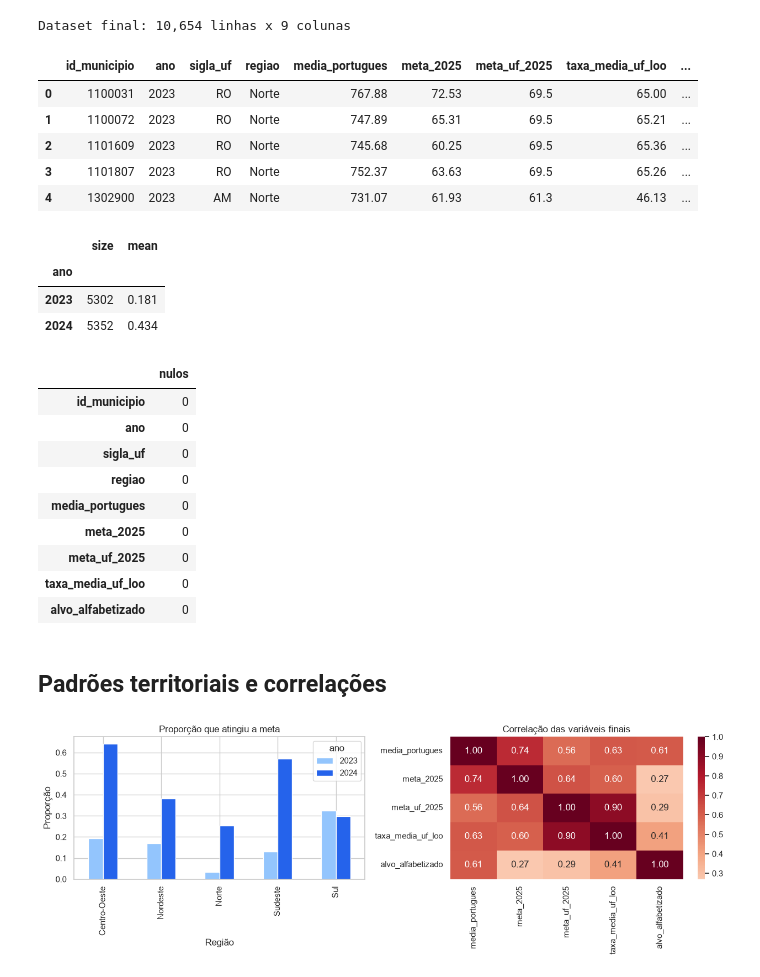
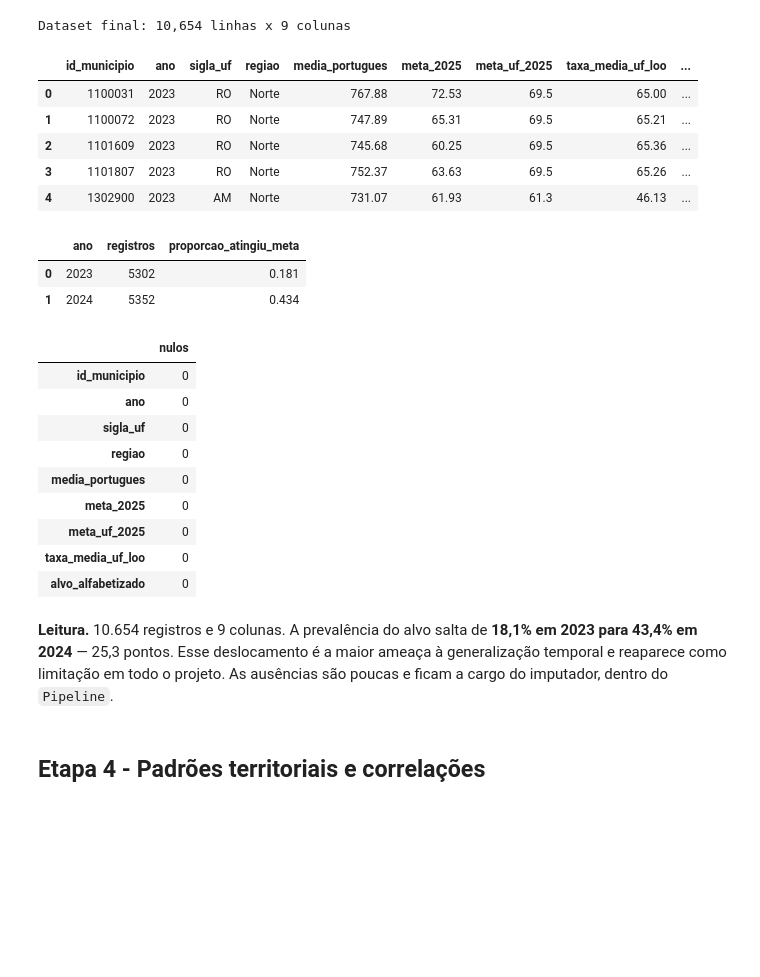
Before and after one commit to damske-h/1IAST-Fase3, a Jupyter notebook: notebooks/02_analise_exploratoria.ipynb, the cells around one changed output. Saved outputs shown, nothing was run; the diff lists cells and outputs as text; code cells hidden in the pictures; blank space fills up the shorter version.

```diff
--- a/notebooks/02_analise_exploratoria.ipynb
+++ b/notebooks/02_analise_exploratoria.ipynb
@@ -7,4 +11,5 @@ A EDA primeiro examina a Gold completa. Só depois identifica leakage e constró
 # %%
+# ==== 1. PREPARAÇÃO ====
 from pathlib import Path
 import sys
 ROOT = Path.cwd().resolve()
@@ -13,16 +18,23 @@ if ROOT.name == "notebooks":
 if str(ROOT) not in sys.path:
     sys.path.insert(0, str(ROOT))
 
+import numpy as np
 import pandas as pd
 import matplotlib.pyplot as plt
-import seaborn as sns
+from sklearn.metrics import accuracy_score
+
 from src.preprocessing import ler_particionado
 from src.preprocessing.config import LAKE_DIR
 from src.preprocessing.build_features import salvar_dataset_modelagem
+from src.modeling import resumir_alvo
+from src.visualization import NEGATIVO, POSITIVO, SERIE, aplicar_estilo, limpar, salvar
 
-sns.set_theme(style="whitegrid")
+aplicar_estilo()
+IMAGENS = ROOT / "images"
+pd.set_option("display.max_columns", 30)
+
 gold = ler_particionado(LAKE_DIR / "gold" / "alfabetizacao_por_municipio")
 indicador = ler_particionado(LAKE_DIR / "silver" / "pass" / "indicador_municipio")
-print(gold.shape)
+print(f"Gold principal: {gold.shape[0]:,} linhas x {gold.shape[1]} colunas")
 gold.info()
 # %% [output]
@@ -98,21 +174,21 @@ taxa_media_uf_loo exclui o próprio município da média estadual. Isso evita re
 # %%
+# ==== 5. MATERIALIZAÇÃO DO DATASET DE MODELAGEM ====
 df = salvar_dataset_modelagem()
 print(f"Dataset final: {df.shape[0]:,} linhas x {df.shape[1]} colunas")
 display(df.head())
-display(df.groupby("ano")["alvo_alfabetizado"].agg(["size", "mean"]).round(3))
+display(resumir_alvo(df))
 display(df.isna().sum().to_frame("nulos"))
 # %% [output]
 Dataset final: 10,654 linhas x 9 colunas
 |  | id_municipio | ano | sigla_uf | regiao | media_portugues | meta_2025 | meta_uf_2025 | taxa_media_uf_loo | ... |
 | 0 | 1100031 | 2023 | RO | Norte | 767.88 | 72.53 | 69.5 | 65.00 | ... |
 | 1 | 1100072 | 2023 | RO | Norte | 747.89 | 65.31 | 69.5 | 65.21 | ... |
 | 2 | 1101609 | 2023 | RO | Norte | 745.68 | 60.25 | 69.5 | 65.36 | ... |
 | 3 | 1101807 | 2023 | RO | Norte | 752.37 | 63.63 | 69.5 | 65.26 | ... |
 | 4 | 1302900 | 2023 | AM | Norte | 731.07 | 61.93 | 61.3 | 46.13 | ... |
-|  | size | mean |
-| ano |  |  |
-| 2023 | 5302 | 0.181 |
-| 2024 | 5352 | 0.434 |
+|  | ano | registros | proporcao_atingiu_meta |
+| 0 | 2023 | 5302 | 0.181 |
+| 1 | 2024 | 5352 | 0.434 |
 |  | nulos |
 | id_municipio | 0 |
 | ano | 0 |
@@ -123,19 +199,10 @@ Dataset final: 10,654 linhas x 9 colunas
 | meta_uf_2025 | 0 |
 | taxa_media_uf_loo | 0 |
 | alvo_alfabetizado | 0 |
+# %% [markdown]
+**Leitura.** 10.654 registros e 9 colunas. A prevalência do alvo salta de **18,1%
+em 2023 para 43,4% em 2024** — 25,3 pontos. Esse deslocamento é a maior ameaça à
+generalização temporal e reaparece como limitação em todo o projeto. As ausências
+são poucas e ficam a cargo do imputador, dentro do `Pipeline`.
 # %% [markdown]
-## Padrões territoriais e correlações
+## Etapa 4 - Padrões territoriais e correlações
-# %%
-fig, axes = plt.subplots(1, 2, figsize=(13, 4.5))
-regional = df.groupby(["ano", "regiao"])["alvo_alfabetizado"].mean().unstack(0)
-regional.plot.bar(ax=axes[0], color=["#93c5fd", "#2563eb"])
-axes[0].set(title="Proporção que atingiu a meta", xlabel="Região", ylabel="Proporção")
-cols = ["media_portugues", "meta_2025", "meta_uf_2025",
-        "taxa_media_uf_loo", "alvo_alfabetizado"]
-sns.heatmap(df[cols].corr(), annot=True, fmt=".2f", cmap="RdBu_r",
-            center=0, ax=axes[1])
-axes[1].set_title("Correlação das variáveis finais")
-plt.tight_layout()
-plt.show()
-# %% [output]
-[figure, removed]
```
Also changed, not shown: parts of 15 cells of this notebook, 25 other files.
